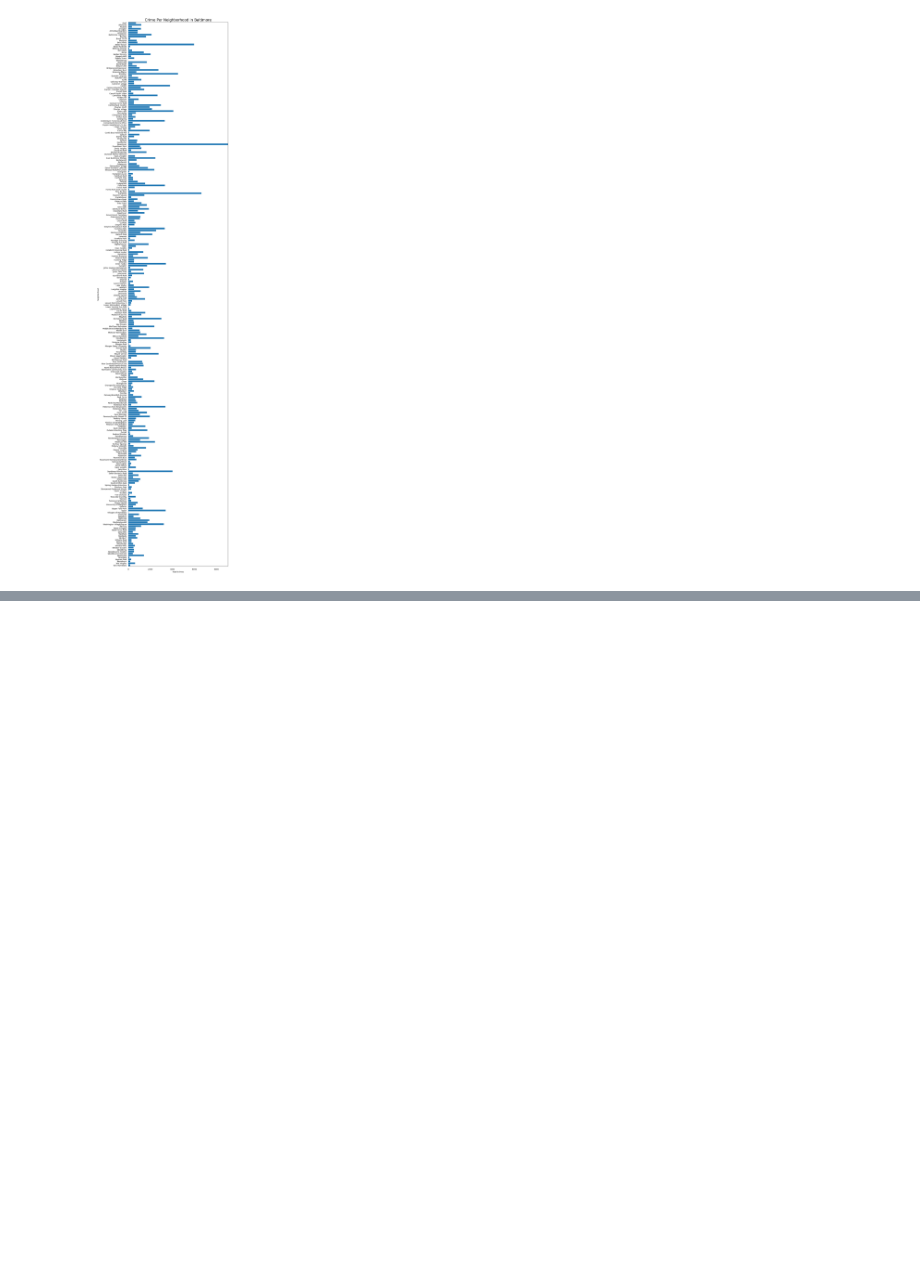
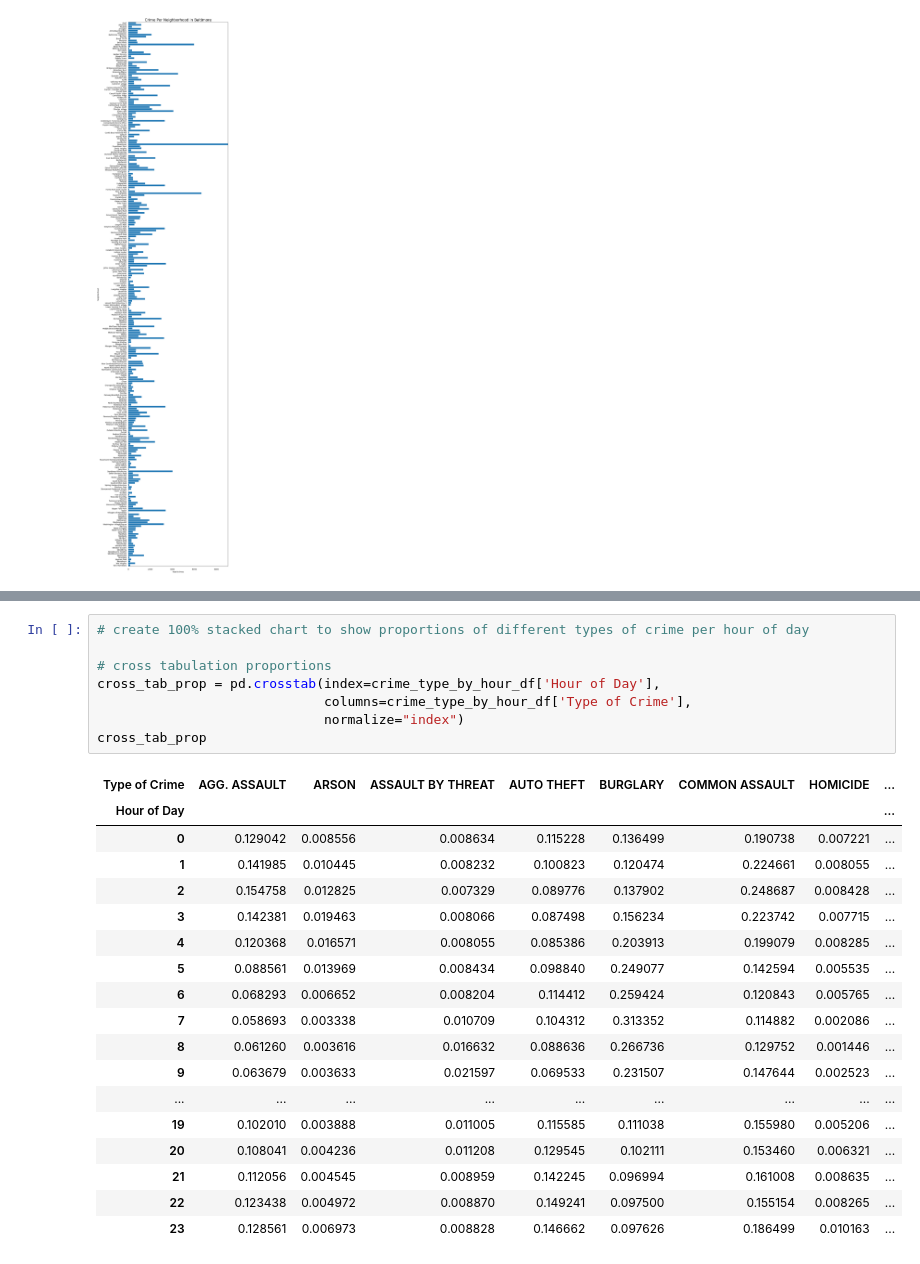
Before and after one commit to johbry17/Crime-in-Baltimore, a Jupyter notebook: graphs.ipynb, the cells around one changed output, grey strips where cells are left out. Drawn from its saved outputs; the diff is of its cells as text; blank space fills up the shorter version.

```diff
--- a/neighborhoodgraph.ipynb
+++ b/graphs.ipynb
@@ -116,0 +142,27 @@ plt.show()
+# %%
+# create 100% stacked chart to show proportions of different types of crime per hour of day
+
+# cross tabulation proportions
+cross_tab_prop = pd.crosstab(index=crime_type_by_hour_df['Hour of Day'],
+                             columns=crime_type_by_hour_df['Type of Crime'],
+                             normalize="index")
+cross_tab_prop
+# %% [output]
+| Type of Crime | AGG. ASSAULT | ARSON | ASSAULT BY THREAT | AUTO THEFT | BURGLARY | COMMON ASSAULT | HOMICIDE | ... |
+| Hour of Day |  |  |  |  |  |  |  | ... |
+| 0 | 0.129042 | 0.008556 | 0.008634 | 0.115228 | 0.136499 | 0.190738 | 0.007221 | ... |
+| 1 | 0.141985 | 0.010445 | 0.008232 | 0.100823 | 0.120474 | 0.224661 | 0.008055 | ... |
+| 2 | 0.154758 | 0.012825 | 0.007329 | 0.089776 | 0.137902 | 0.248687 | 0.008428 | ... |
+| 3 | 0.142381 | 0.019463 | 0.008066 | 0.087498 | 0.156234 | 0.223742 | 0.007715 | ... |
+| 4 | 0.120368 | 0.016571 | 0.008055 | 0.085386 | 0.203913 | 0.199079 | 0.008285 | ... |
+| 5 | 0.088561 | 0.013969 | 0.008434 | 0.098840 | 0.249077 | 0.142594 | 0.005535 | ... |
+| 6 | 0.068293 | 0.006652 | 0.008204 | 0.114412 | 0.259424 | 0.120843 | 0.005765 | ... |
+| 7 | 0.058693 | 0.003338 | 0.010709 | 0.104312 | 0.313352 | 0.114882 | 0.002086 | ... |
+| 8 | 0.061260 | 0.003616 | 0.016632 | 0.088636 | 0.266736 | 0.129752 | 0.001446 | ... |
+| 9 | 0.063679 | 0.003633 | 0.021597 | 0.069533 | 0.231507 | 0.147644 | 0.002523 | ... |
+| ... | ... | ... | ... | ... | ... | ... | ... | ... |
+| 19 | 0.102010 | 0.003888 | 0.011005 | 0.115585 | 0.111038 | 0.155980 | 0.005206 | ... |
+| 20 | 0.108041 | 0.004236 | 0.011208 | 0.129545 | 0.102111 | 0.153460 | 0.006321 | ... |
+| 21 | 0.112056 | 0.004545 | 0.008959 | 0.142245 | 0.096994 | 0.161008 | 0.008635 | ... |
+| 22 | 0.123438 | 0.004972 | 0.008870 | 0.149241 | 0.097500 | 0.155154 | 0.008265 | ... |
+| 23 | 0.128561 | 0.006973 | 0.008828 | 0.146662 | 0.097626 | 0.186499 | 0.010163 | ... |
```
Also changed, not shown: parts of 4 cells of this notebook.
